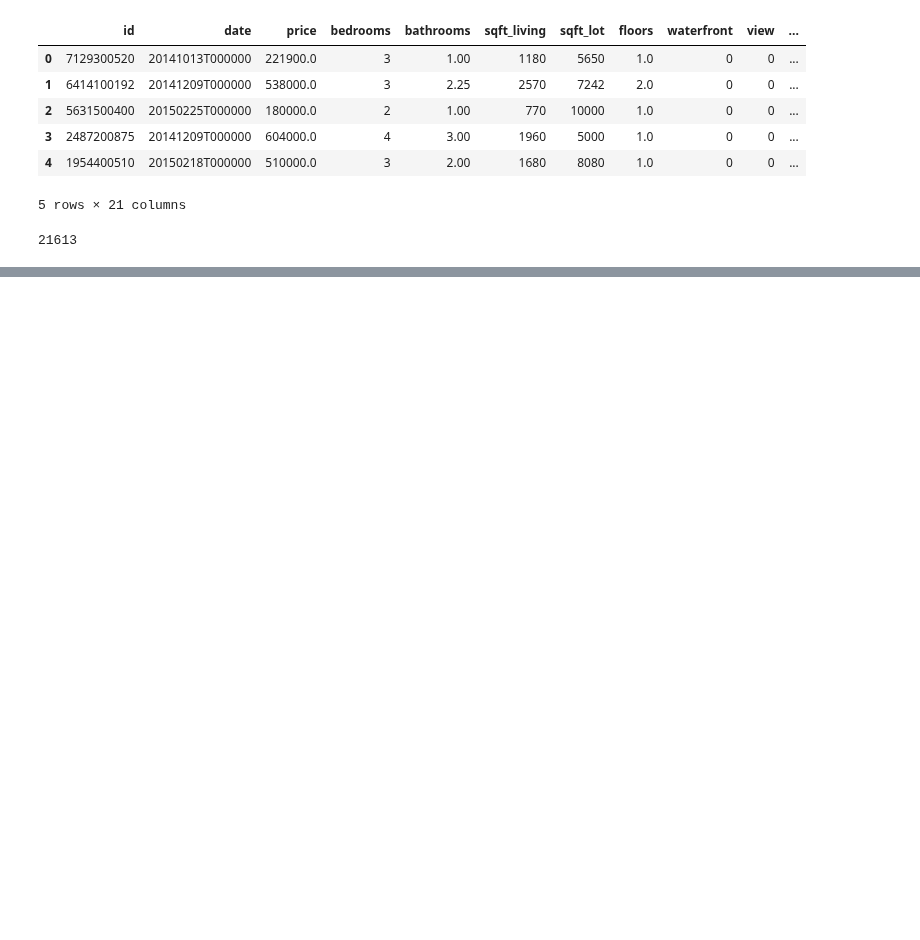
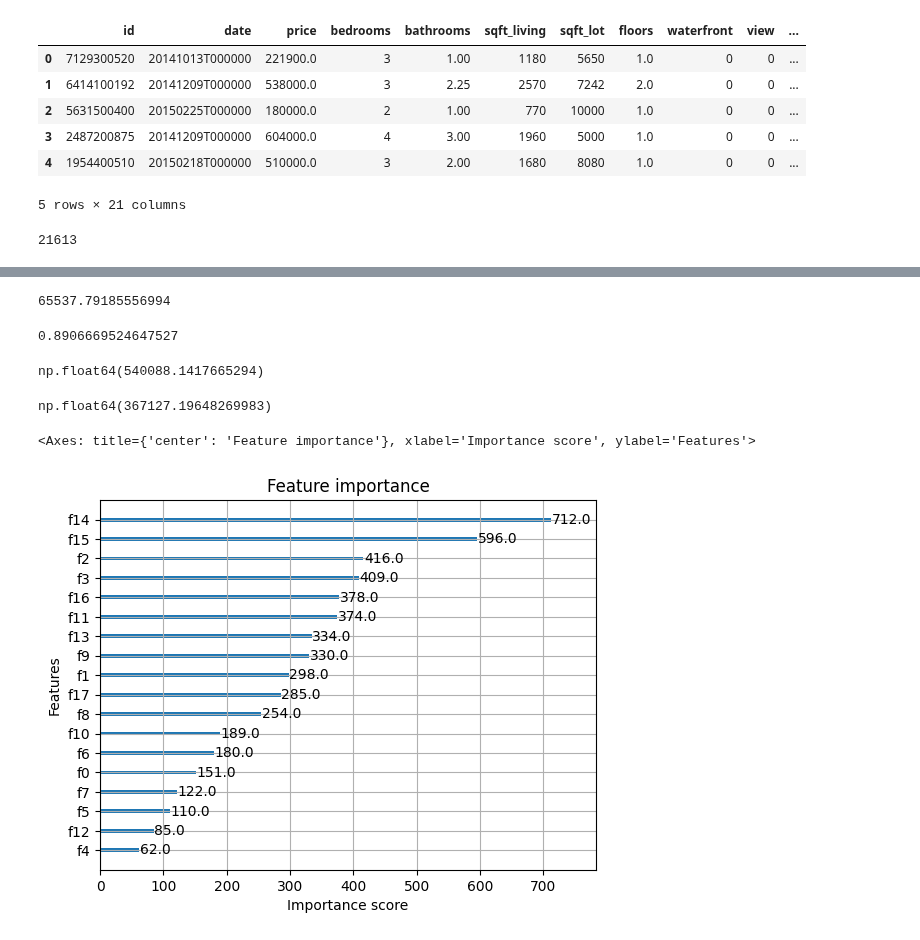
Before and after one commit to najibifar/Data_Analysis, a Jupyter notebook: Modling/Regression/HousePriceReg.ipynb, the cells around one changed output, grey strips where cells are left out. Drawn from its saved outputs; the diff is of its cells as text; code cells hidden in the pictures; blank space fills up the shorter version.

```diff
--- a/Modling/Regression/HousePriceReg.ipynb
+++ b/Modling/Regression/HousePriceReg.ipynb
@@ -29,0 +37,3 @@ data.describe()
+# %%
+X = data.iloc[:,3:].values
+y = data['price'].values
@@ -29,0 +44,7 @@ data.describe()
+# %%
+from sklearn.model_selection import train_test_split
+X_train, X_test, y_train, y_test = train_test_split(X, y)
+# %%
+xg_reg = xgb.XGBRegressor(colsample_bytree=0.8, learning_rate=0.1, max_depth=6, n_estimatrs =1000, verbosity=3)
+# %%
+xg_reg.fit(X_train, y_train)
@@ -29,0 +96,21 @@ data.describe()
+# %%
+metrics.mean_absolute_error(y_test, y_pred)
+# %% [output]
+65537.79185556994
+# %%
+metrics.r2_score(y_test, y_pred)
+# %% [output]
+0.8906669524647527
+# %%
+data['price'].mean()
+# %% [output]
+np.float64(540088.1417665294)
+# %%
+data['price'].std()
+# %% [output]
+np.float64(367127.19648269983)
+# %%
+xgb.plot_importance(xg_reg)
+# %% [output]
+<Axes: title={'center': 'Feature importance'}, xlabel='Importance score', ylabel='Features'>
+[figure, added]
```
Also changed, not shown: parts of 6 cells of this notebook.
